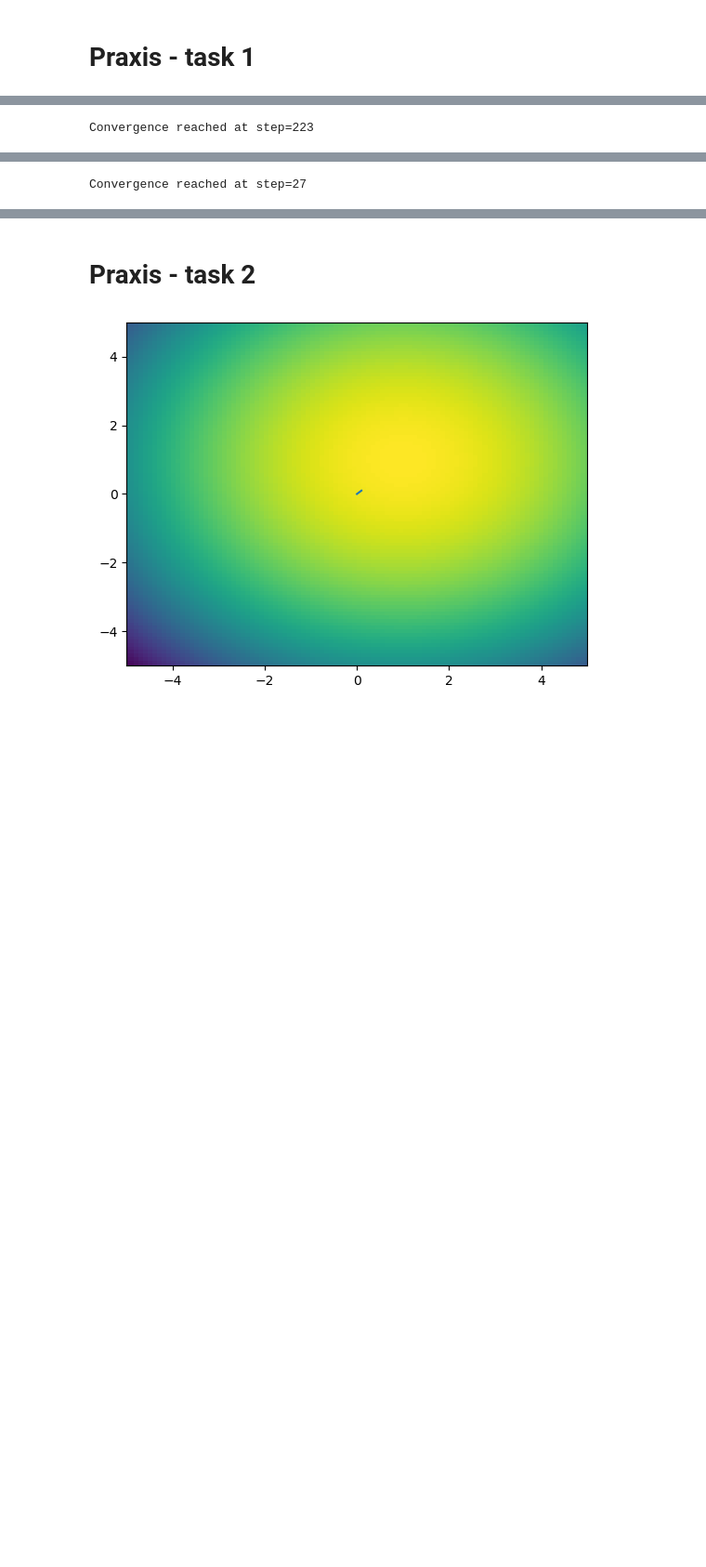
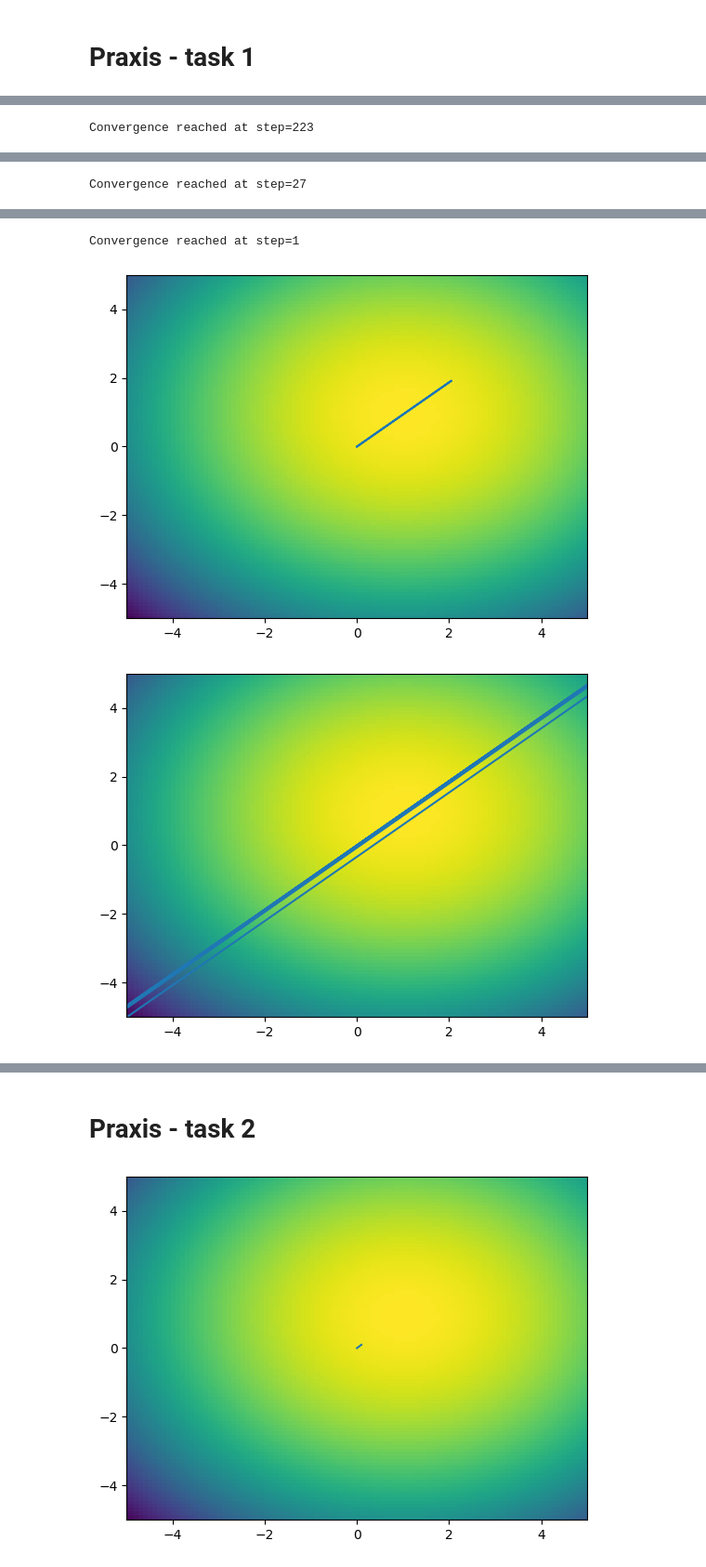
Before and after one commit to kkulesz/AIA_homework, a Jupyter notebook: Homework3/Homework3.ipynb, the cells around one changed output, grey strips where cells are left out. Shown: that part at 93% size. Cells and saved outputs as stored; diff of their text form; code cells hidden in the pictures; blank space fills up the shorter version.

```diff
--- a/Homework3/Homework3.ipynb
+++ b/Homework3/Homework3.ipynb
@@ -207,13 +207,16 @@ def task_1_function(X, sigma, num_of_steps, learning_rate, convergence_threshold
 
     vizualize(data, mu_history, sigma)
 # %%
-for lr in [1e-7, 1e-6, 1e-5, 1e-4]:
+for lr in [1e-7, 1e-6, 1e-5, 1e-4, 1e-3, 1e-2]:
     task_1_function(data, sigma, NUM_OF_STEPS, lr, CONVERGENCE_THRESHOLD)
 # %% [output]
 [figure]
 [figure]
 Convergence reached at step=223
 [figure]
 Convergence reached at step=27
 [figure]
+Convergence reached at step=1
+[figure, added]
+[figure, added]
 # %% [markdown]
```
Also changed, not shown: parts of 10 cells of this notebook.
